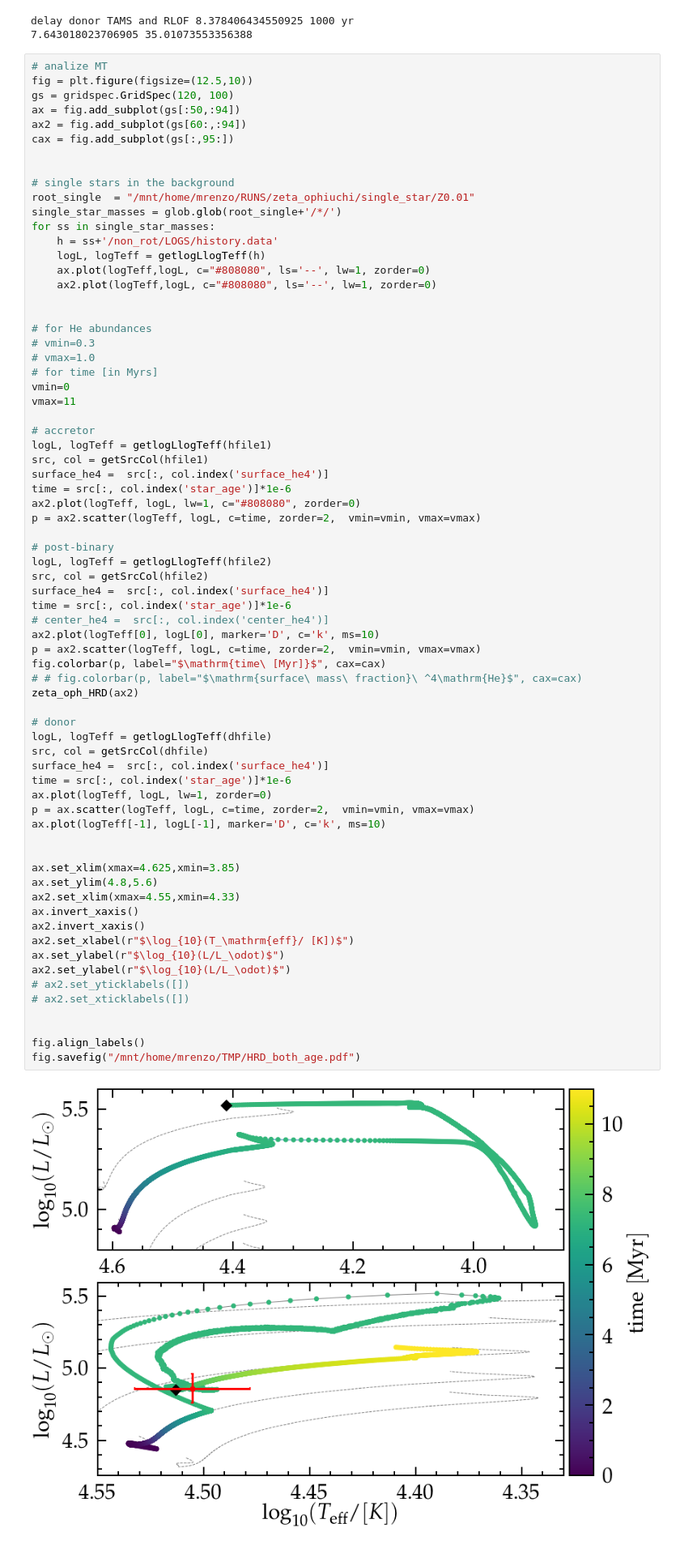
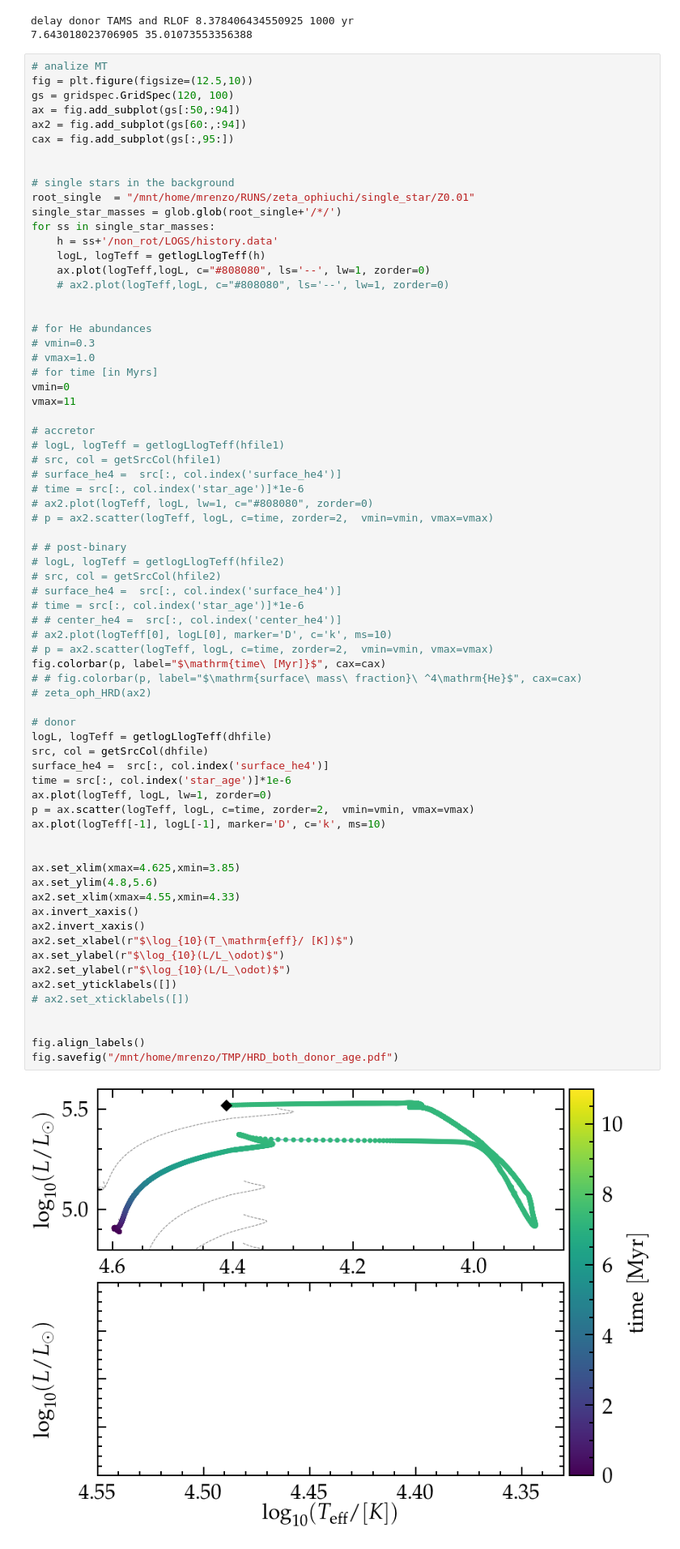
Before and after one commit to mathren/zeta_oph, a Jupyter notebook: notebooks/Best_model.ipynb, the cells around one changed output. Shown at 81% size. Drawn from its saved outputs; the diff is of its cells as text.

```diff
--- a/notebooks/Best_model.ipynb
+++ b/notebooks/Best_model.ipynb
@@ -88,7 +88,7 @@ for ss in single_star_masses:
     h = ss+'/non_rot/LOGS/history.data'
     logL, logTeff = getlogLlogTeff(h)
     ax.plot(logTeff,logL, c="#808080", ls='--', lw=1, zorder=0)
-    ax2.plot(logTeff,logL, c="#808080", ls='--', lw=1, zorder=0)
+    # ax2.plot(logTeff,logL, c="#808080", ls='--', lw=1, zorder=0)
 
 
 # for He abundances
@@ -99,51 +99,51 @@ vmin=0
 vmax=11
 
 # accretor
-logL, logTeff = getlogLlogTeff(hfile1)
-src, col = getSrcCol(hfile1)
-surface_he4 =  src[:, col.index('surface_he4')]
-time = src[:, col.index('star_age')]*1e-6
-ax2.plot(logTeff, logL, lw=1, c="#808080", zorder=0)
-p = ax2.scatter(logTeff, logL, c=time, zorder=2,  vmin=vmin, vmax=vmax)
+# logL, logTeff = getlogLlogTeff(hfile1)
+# src, col = getSrcCol(hfile1)
+# surface_he4 =  src[:, col.index('surface_he4')]
+# time = src[:, col.index('star_age')]*1e-6
+# ax2.plot(logTeff, logL, lw=1, c="#808080", zorder=0)
+# p = ax2.scatter(logTeff, logL, c=time, zorder=2,  vmin=vmin, vmax=vmax)
 
-# post-binary
-logL, logTeff = getlogLlogTeff(hfile2)
-src, col = getSrcCol(hfile2)
-surface_he4 =  src[:, col.index('surface_he4')]
-time = src[:, col.index('star_age')]*1e-6
-# center_he4 =  src[:, col.index('center_he4')]
-ax2.plot(logTeff[0], logL[0], marker='D', c='k', ms=10)
-p = ax2.scatter(logTeff, logL, c=time, zorder=2,  vmin=vmin, vmax=vmax)
+# # post-binary
+# logL, logTeff = getlogLlogTeff(hfile2)
+# src, col = getSrcCol(hfile2)
+# surface_he4 =  src[:, col.index('surface_he4')]
+# time = src[:, col.index('star_age')]*1e-6
+# # center_he4 =  src[:, col.index('center_he4')]
+# ax2.plot(logTeff[0], logL[0], marker='D', c='k', ms=10)
+# p = ax2.scatter(logTeff, logL, c=time, zorder=2,  vmin=vmin, vmax=vmax)
 fig.colorbar(p, label="$\mathrm{time\ [Myr]}$", cax=cax)
 # # fig.colorbar(p, label="$\mathrm{surface\ mass\ fraction}\ ^4\mathrm{He}$", cax=cax)
-zeta_oph_HRD(ax2)
+# zeta_oph_HRD(ax2)
 
 # donor
 logL, logTeff = getlogLlogTeff(dhfile)
 src, col = getSrcCol(dhfile)
 surface_he4 =  src[:, col.index('surface_he4')]
 time = src[:, col.index('star_age')]*1e-6
 ax.plot(logTeff, logL, lw=1, zorder=0)
 p = ax.scatter(logTeff, logL, c=time, zorder=2,  vmin=vmin, vmax=vmax)
 ax.plot(logTeff[-1], logL[-1], marker='D', c='k', ms=10)
 
 
 ax.set_xlim(xmax=4.625,xmin=3.85)
 ax.set_ylim(4.8,5.6)
 ax2.set_xlim(xmax=4.55,xmin=4.33)
 ax.invert_xaxis()
 ax2.invert_xaxis()
 ax2.set_xlabel(r"$\log_{10}(T_\mathrm{eff}/ [K])$")
 ax.set_ylabel(r"$\log_{10}(L/L_\odot)$")
 ax2.set_ylabel(r"$\log_{10}(L/L_\odot)$")
-# ax2.set_yticklabels([])
+ax2.set_yticklabels([])
 # ax2.set_xticklabels([])
 
 
 fig.align_labels()
-fig.savefig("/mnt/home/mrenzo/TMP/HRD_both_age.pdf")
+fig.savefig("/mnt/home/mrenzo/TMP/HRD_both_donor_age.pdf")
 # %% [output]
-[figure, old version]
+[figure, new version]
 # %%
 # mass transfer rate
 fig = plt.figure(figsize=(15,9))
```
Also changed, not shown: 2 other files.
